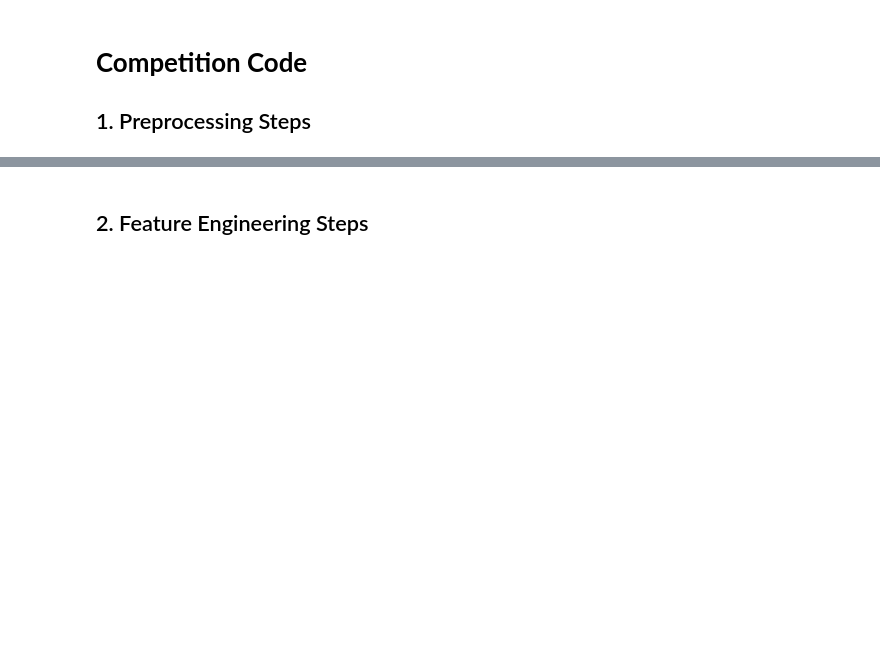
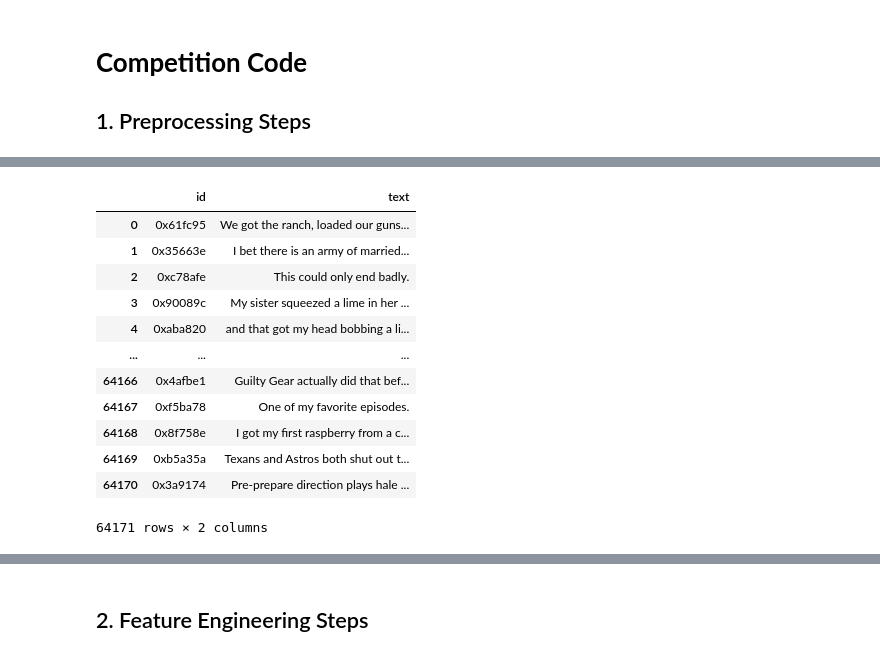
Before and after one commit to kevinchien920819/DM2025-Lab2-Exercise, a Jupyter notebook: DM2025-Lab2-Homework.ipynb, the cells around one changed output, grey strips where cells are left out. Cells and saved outputs as stored; diff of their text form; code cells hidden in the pictures; blank space fills up the shorter version.

```diff
--- a/DM2025-Lab2-Homework.ipynb
+++ b/DM2025-Lab2-Homework.ipynb
@@ -151,0 +164,29 @@ Markdown Syntax to Add Image: `![Description of the Image](./your_local_folder/n
+# %%
+### Add the code related to the preprocessing steps in cells inside this section
+import pandas as pd
+import json
+import re
+import plotly.express as px
+from sentence_transformers import SentenceTransformer
+from sklearn.model_selection import train_test_split
+from sklearn.feature_extraction.text import TfidfVectorizer
+from sklearn.linear_model import LogisticRegression
+from sklearn.svm import LinearSVC
+from sklearn.metrics import f1_score
+
+# load json raw data
+with open('kaggle_dataset/final_posts.json', 'r') as f:
+    raw_posts = json.load(f)
+records = []
+for item in raw_posts:
+    try:
+        post = item["root"]["_source"]["post"]
+        pid = post["post_id"]
+        text = post.get("text", "")
+        records.append((pid, text))
+    except Exception:
+        continue
+posts_df = pd.DataFrame(records, columns=["id", "text"])
+
+posts_df
+# %% [output]
@@ -151,0 +197,13 @@ Markdown Syntax to Add Image: `![Description of the Image](./your_local_folder/n
+|  | id | text |
+| 0 | 0x61fc95 | We got the ranch, loaded our guns... |
+| 1 | 0x35663e | I bet there is an army of married... |
+| 2 | 0xc78afe | This could only end badly. |
+| 3 | 0x90089c | My sister squeezed a lime in her ... |
+| 4 | 0xaba820 | and that got my head bobbing a li... |
+| ... | ... | ... |
+| 64166 | 0x4afbe1 | Guilty Gear actually did that bef... |
+| 64167 | 0xf5ba78 | One of my favorite episodes. |
+| 64168 | 0x8f758e | I got my first raspberry from a c... |
+| 64169 | 0xb5a35a | Texans and Astros both shut out t... |
+| 64170 | 0x3a9174 | Pre-prepare direction plays hale ... |
+64171 rows × 2 columns
```
Also changed, not shown: parts of 21 cells of this notebook, 4 other files.
